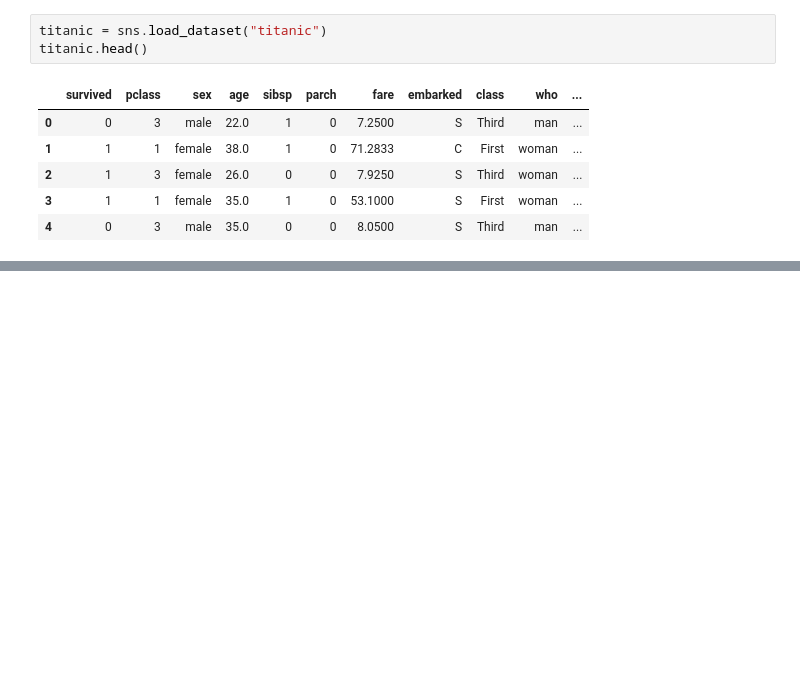
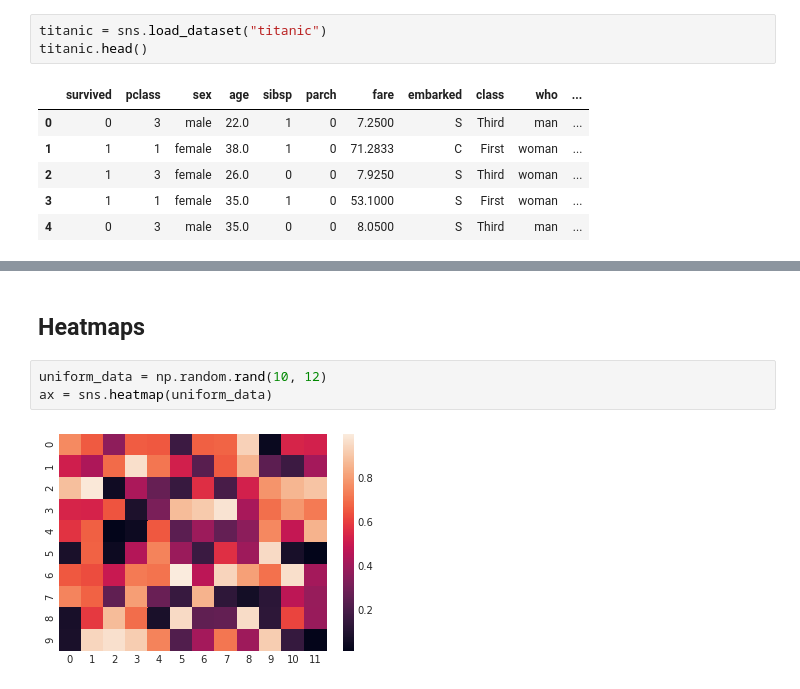
Before and after one commit to chrismullins/Presentations, a Jupyter notebook: July_meetup/July-seaborn-final.ipynb, the cells around one changed output, grey strips where cells are left out. Drawn from its saved outputs; the diff is of its cells as text; blank space fills up the shorter version.

```diff
--- a/July_meetup/July-seaborn-final.ipynb
+++ b/July_meetup/July-seaborn-final.ipynb
@@ -304,0 +322,7 @@ g = sns.factorplot(x='age', y='embark_town',
+# %% [markdown]
+## Heatmaps
+# %%
+uniform_data = np.random.rand(10, 12)
+ax = sns.heatmap(uniform_data)
+# %% [output]
+[figure, added]
```
Also changed, not shown: parts of 50 cells of this notebook.
